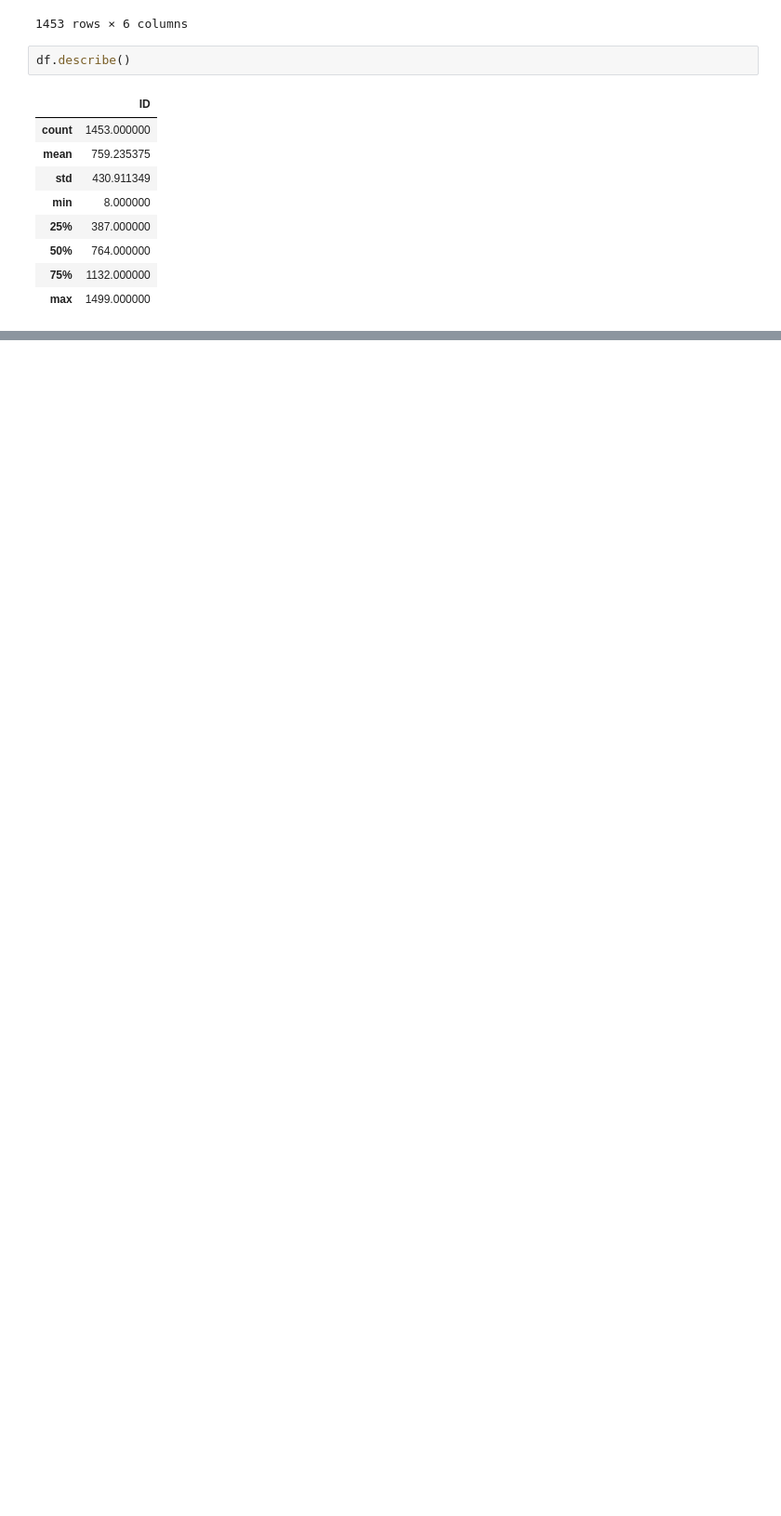
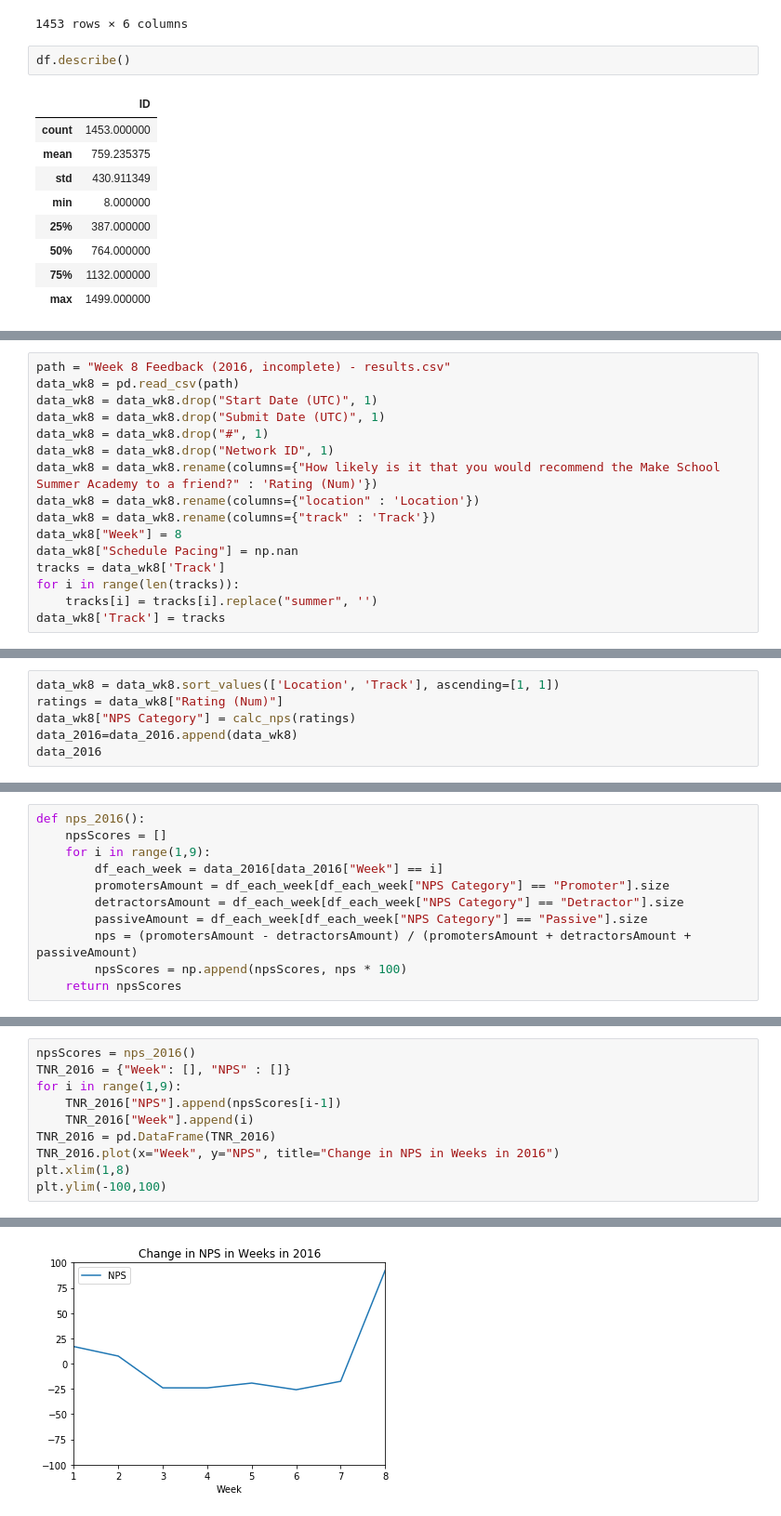
Before and after one commit to BriantOliveira/DS-1-Data-Analysis, a Jupyter notebook: make_school_data.ipynb, the cells around one changed output, grey strips where cells are left out. Shown: that part at 93% size. Cells and saved outputs as stored; diff of their text form; blank space fills up the shorter version.

```diff
--- a/make_school_data.ipynb
+++ b/make_school_data.ipynb
@@ -81,0 +171,16 @@ df_2016 = pd.concat(all_weeks)
+# %%
+path = "Week 8 Feedback (2016, incomplete) - results.csv"
+data_wk8 = pd.read_csv(path)
+data_wk8 = data_wk8.drop("Start Date (UTC)", 1)
+data_wk8 = data_wk8.drop("Submit Date (UTC)", 1)
+data_wk8 = data_wk8.drop("#", 1)
+data_wk8 = data_wk8.drop("Network ID", 1)
+data_wk8 = data_wk8.rename(columns={"How likely is it that you would recommend the Make School Summer Academy to a friend?" : 'Rating (Num)'})
+data_wk8 = data_wk8.rename(columns={"location" : 'Location'})
+data_wk8 = data_wk8.rename(columns={"track" : 'Track'})
+data_wk8["Week"] = 8
+data_wk8["Schedule Pacing"] = np.nan
+tracks = data_wk8['Track']
+for i in range(len(tracks)):
+    tracks[i] = tracks[i].replace("summer", '')
+data_wk8['Track'] = tracks
@@ -81,0 +191,6 @@ df_2016 = pd.concat(all_weeks)
+# %%
+data_wk8 = data_wk8.sort_values(['Location', 'Track'], ascending=[1, 1])
+ratings = data_wk8["Rating (Num)"]
+data_wk8["NPS Category"] = calc_nps(ratings)
+data_2016=data_2016.append(data_wk8)
+data_2016
@@ -81,0 +216,11 @@ df_2016 = pd.concat(all_weeks)
+# %%
+def nps_2016():
+    npsScores = []
+    for i in range(1,9):
+        df_each_week = data_2016[data_2016["Week"] == i]
+        promotersAmount = df_each_week[df_each_week["NPS Category"] == "Promoter"].size
+        detractorsAmount = df_each_week[df_each_week["NPS Category"] == "Detractor"].size
+        passiveAmount = df_each_week[df_each_week["NPS Category"] == "Passive"].size
+        nps = (promotersAmount - detractorsAmount) / (promotersAmount + detractorsAmount + passiveAmount)
+        npsScores = np.append(npsScores, nps * 100)
+    return npsScores
@@ -81,0 +235,11 @@ df_2016 = pd.concat(all_weeks)
+# %%
+npsScores = nps_2016()
+TNR_2016 = {"Week": [], "NPS" : []}
+for i in range(1,9):
+    TNR_2016["NPS"].append(npsScores[i-1])
+    TNR_2016["Week"].append(i)
+TNR_2016 = pd.DataFrame(TNR_2016)
+TNR_2016.plot(x="Week", y="NPS", title="Change in NPS in Weeks in 2016")
+plt.xlim(1,8)
+plt.ylim(-100,100)
+# %% [output]
@@ -81,0 +247 @@ df_2016 = pd.concat(all_weeks)
+[figure, added]
```
Also changed, not shown: parts of 17 cells of this notebook, 4 other files.
